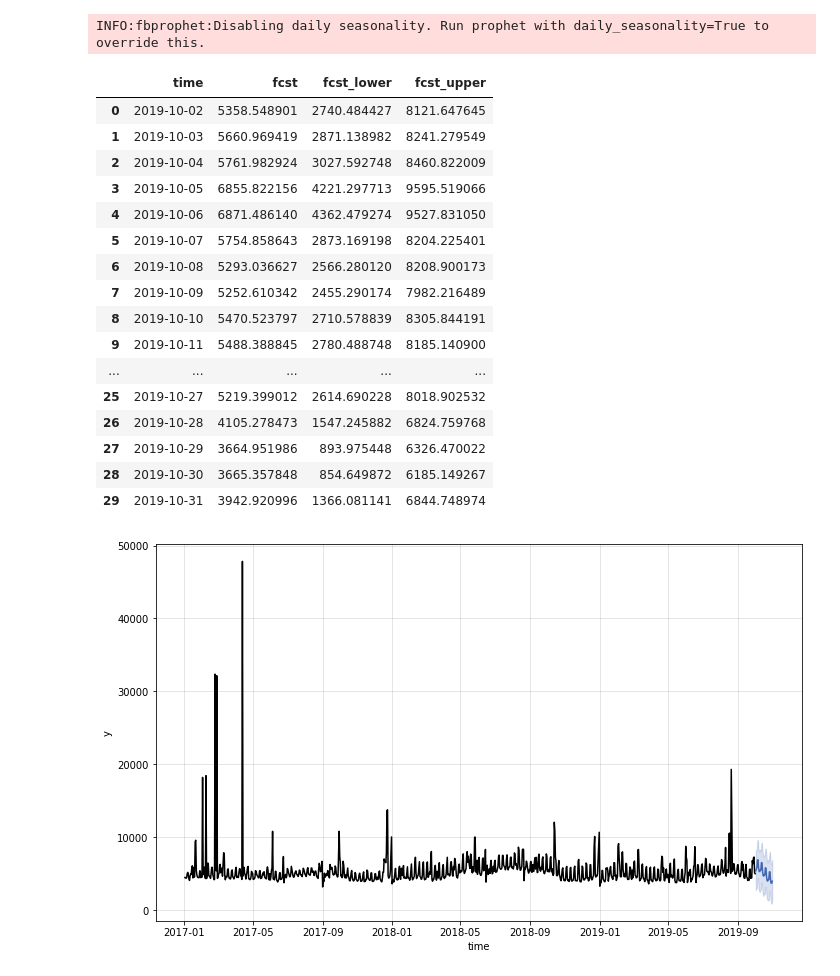
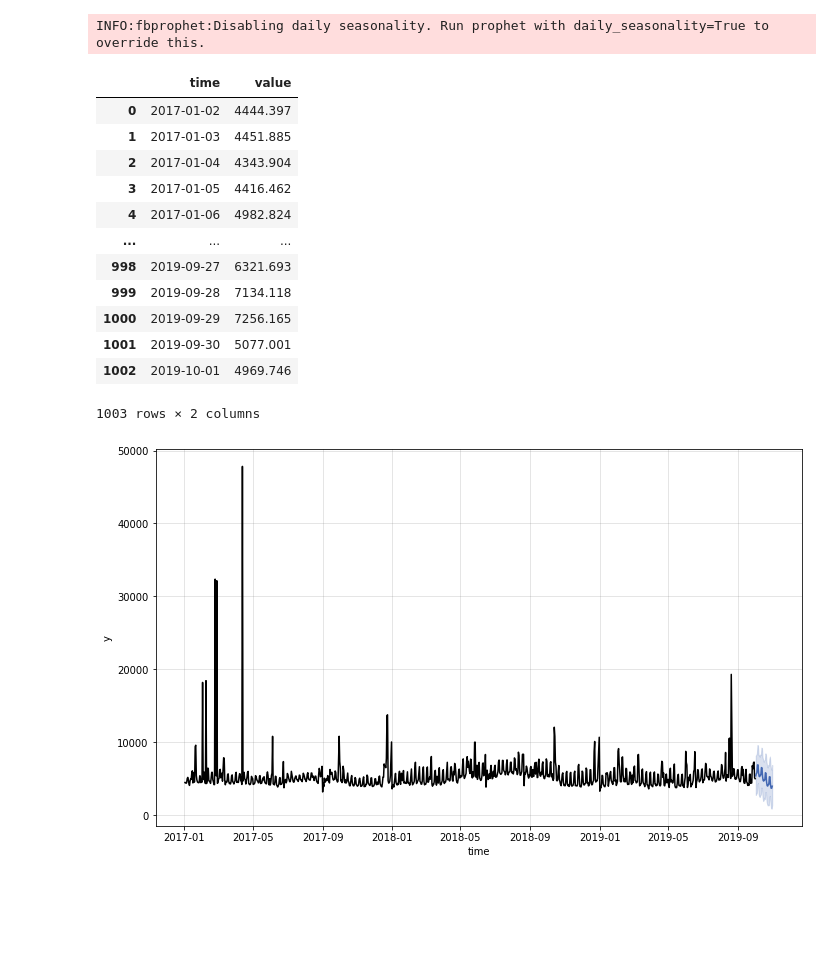
Before and after one commit to johannesfuest/animated-data-stories, a Jupyter notebook: exploratory_data_analysis/Store_type_forecasting.ipynb, the cells around one changed output. Saved outputs shown, nothing was run; the diff lists cells and outputs as text; code cells hidden in the pictures; blank space fills up the shorter version.

```diff
--- a/exploratory_data_analysis/Store_type_forecasting.ipynb
+++ b/exploratory_data_analysis/Store_type_forecasting.ipynb
@@ -163,25 +163,21 @@ fcst = m.predict(steps=30, freq="D")
 INFO:fbprophet:Disabling daily seasonality. Run prophet with daily_seasonality=True to override this.
 # %%
 # the predict method returns a dataframe as follows
-fcst
+ts
 # %% [output]
-|  | time | fcst | fcst_lower | fcst_upper |
-| 0 | 2019-10-02 | 5358.548901 | 2740.484427 | 8121.647645 |
-| 1 | 2019-10-03 | 5660.969419 | 2871.138982 | 8241.279549 |
-| 2 | 2019-10-04 | 5761.982924 | 3027.592748 | 8460.822009 |
-| 3 | 2019-10-05 | 6855.822156 | 4221.297713 | 9595.519066 |
-| 4 | 2019-10-06 | 6871.486140 | 4362.479274 | 9527.831050 |
-| 5 | 2019-10-07 | 5754.858643 | 2873.169198 | 8204.225401 |
-| 6 | 2019-10-08 | 5293.036627 | 2566.280120 | 8208.900173 |
-| 7 | 2019-10-09 | 5252.610342 | 2455.290174 | 7982.216489 |
-| 8 | 2019-10-10 | 5470.523797 | 2710.578839 | 8305.844191 |
-| 9 | 2019-10-11 | 5488.388845 | 2780.488748 | 8185.140900 |
-| ... | ... | ... | ... | ... |
-| 25 | 2019-10-27 | 5219.399012 | 2614.690228 | 8018.902532 |
-| 26 | 2019-10-28 | 4105.278473 | 1547.245882 | 6824.759768 |
-| 27 | 2019-10-29 | 3664.951986 | 893.975448 | 6326.470022 |
-| 28 | 2019-10-30 | 3665.357848 | 854.649872 | 6185.149267 |
-| 29 | 2019-10-31 | 3942.920996 | 1366.081141 | 6844.748974 |
+|  | time | value |
+| 0 | 2017-01-02 | 4444.397 |
+| 1 | 2017-01-03 | 4451.885 |
+| 2 | 2017-01-04 | 4343.904 |
+| 3 | 2017-01-05 | 4416.462 |
+| 4 | 2017-01-06 | 4982.824 |
+| ... | ... | ... |
+| 998 | 2019-09-27 | 6321.693 |
+| 999 | 2019-09-28 | 7134.118 |
+| 1000 | 2019-09-29 | 7256.165 |
+| 1001 | 2019-09-30 | 5077.001 |
+| 1002 | 2019-10-01 | 4969.746 |
+1003 rows × 2 columns
 # %%
 # visualize the results with uncertainty intervals
 m.plot()
```
Also changed, not shown: parts of 6 cells of this notebook, 2 other files.
